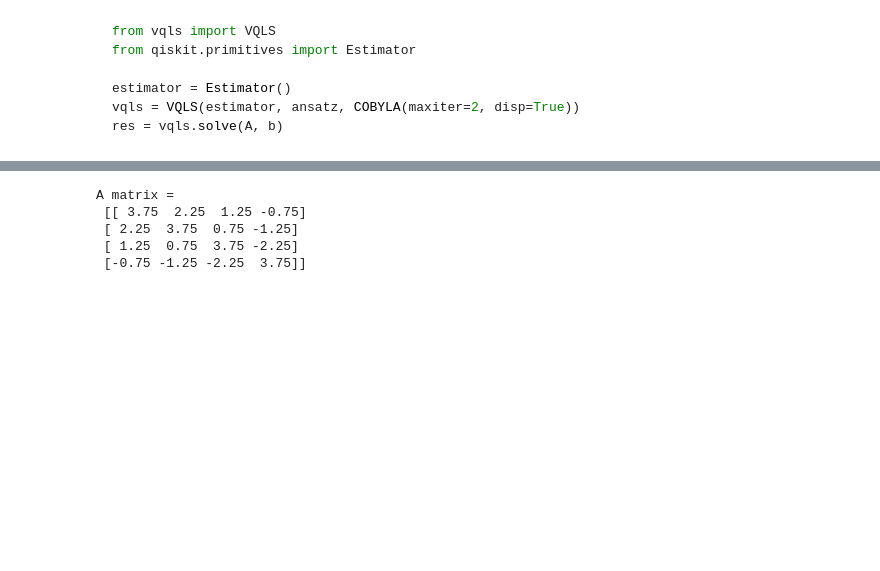
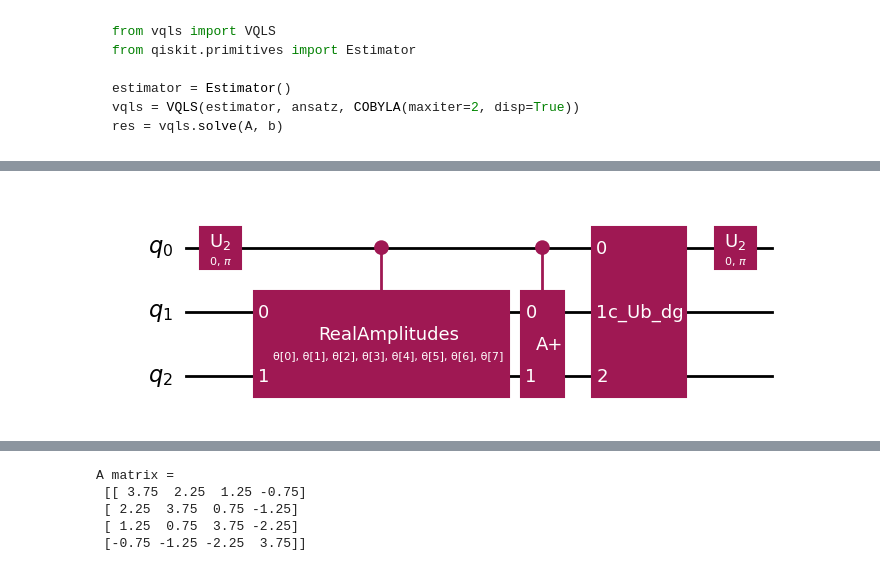
Before and after one commit to comp-physics/NISQ-Quantum-CFD, a Jupyter notebook: VQLS/Projection-VQLS.ipynb, the cells around one changed output, grey strips where cells are left out. Cells and saved outputs as stored; diff of their text form; code cells hidden in the pictures; blank space fills up the shorter version.

```diff
--- a/VQLS/Projection-VQLS.ipynb
+++ b/VQLS/Projection-VQLS.ipynb
@@ -10,2 +82,8 @@ res = vqls.solve(A, b)
+# %%
+vqls.options = vqls._validate_solve_options({"use_local_cost_function": False, "use_overlap_test": False})
+_, qc_test = vqls.construct_circuit(A, b)
+qc_test[0].circuits[0].decompose().draw("mpl")
+# %% [output]
+[figure, added]
 # %%
 import numpy as np
```
Also changed, not shown: parts of 8 cells of this notebook, 6 other files.
